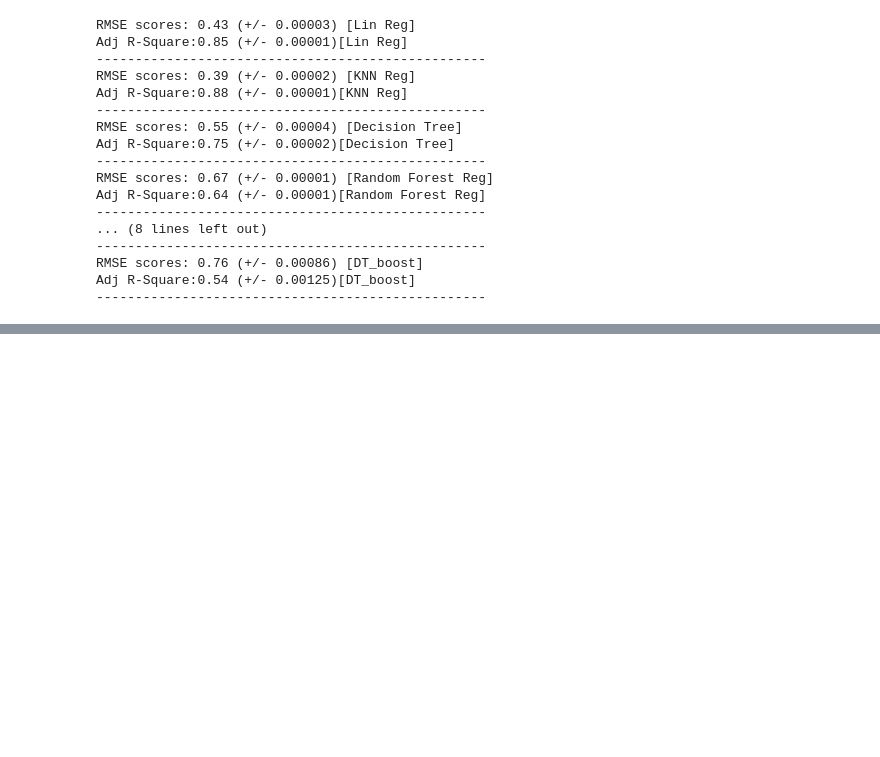
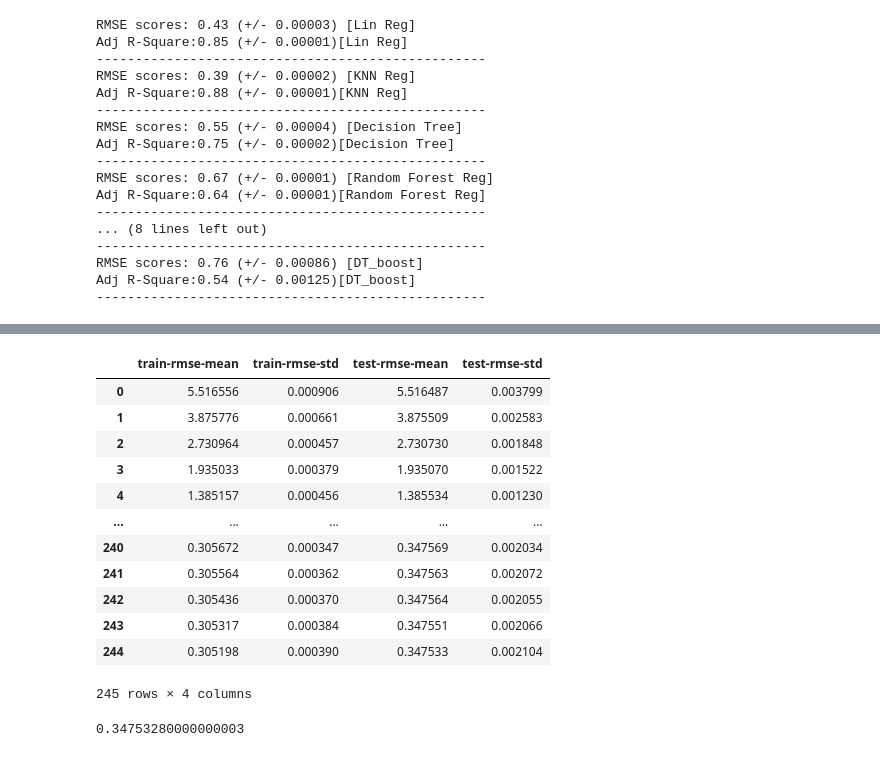
Before and after one commit to pratikasarkar/Used-Car-Price-Prediction, a Jupyter notebook: model.ipynb, the cells around one changed output, grey strips where cells are left out. Saved outputs shown, nothing was run; the diff lists cells and outputs as text; code cells hidden in the pictures; blank space fills up the shorter version.

```diff
--- a/model.ipynb
+++ b/model.ipynb
@@ -427,0 +466,27 @@ Adj R-Square:0.54 (+/- 0.00125)[DT_boost]
+# %%
+#Hyperparameter Tuning
+dtrain = xgb.DMatrix(X_train_mean, label=y_train)
+dtest = xgb.DMatrix(X_test_mean, label=y_test)
+# %%
+params = {
+    # Parameters that we are going to tune.
+    'max_depth':6,
+    'min_child_weight': 1,
+    'eta':.3,
+    'subsample': 1,
+    'colsample_bytree': 1,
+    # Other parameters
+    'objective':'reg:squarederror',
+}
+# %%
+model = xgb.train(
+    params,
+    dtrain,
+    num_boost_round=num_boost_round,
+    evals=[(dtest, "Test")],
+    early_stopping_rounds=10
+)
+
+print("Best MAE: {:.2f} with {} rounds".format(
+                 model.best_score,
+                 model.best_iteration+1))
@@ -427,0 +511,29 @@ Adj R-Square:0.54 (+/- 0.00125)[DT_boost]
+# %%
+cv_results = xgb.cv(
+    params,
+    dtrain,
+    num_boost_round=num_boost_round,
+    seed=42,
+    nfold=5,
+    metrics='rmse',
+    early_stopping_rounds=10
+)
+cv_results
+# %% [output]
+|  | train-rmse-mean | train-rmse-std | test-rmse-mean | test-rmse-std |
+| 0 | 5.516556 | 0.000906 | 5.516487 | 0.003799 |
+| 1 | 3.875776 | 0.000661 | 3.875509 | 0.002583 |
+| 2 | 2.730964 | 0.000457 | 2.730730 | 0.001848 |
+| 3 | 1.935033 | 0.000379 | 1.935070 | 0.001522 |
+| 4 | 1.385157 | 0.000456 | 1.385534 | 0.001230 |
+| ... | ... | ... | ... | ... |
+| 240 | 0.305672 | 0.000347 | 0.347569 | 0.002034 |
+| 241 | 0.305564 | 0.000362 | 0.347563 | 0.002072 |
+| 242 | 0.305436 | 0.000370 | 0.347564 | 0.002055 |
+| 243 | 0.305317 | 0.000384 | 0.347551 | 0.002066 |
+| 244 | 0.305198 | 0.000390 | 0.347533 | 0.002104 |
+245 rows × 4 columns
+# %%
+cv_results['test-rmse-mean'].min()
+# %% [output]
+0.34753280000000003
```
Also changed, not shown: parts of 19 cells of this notebook.
